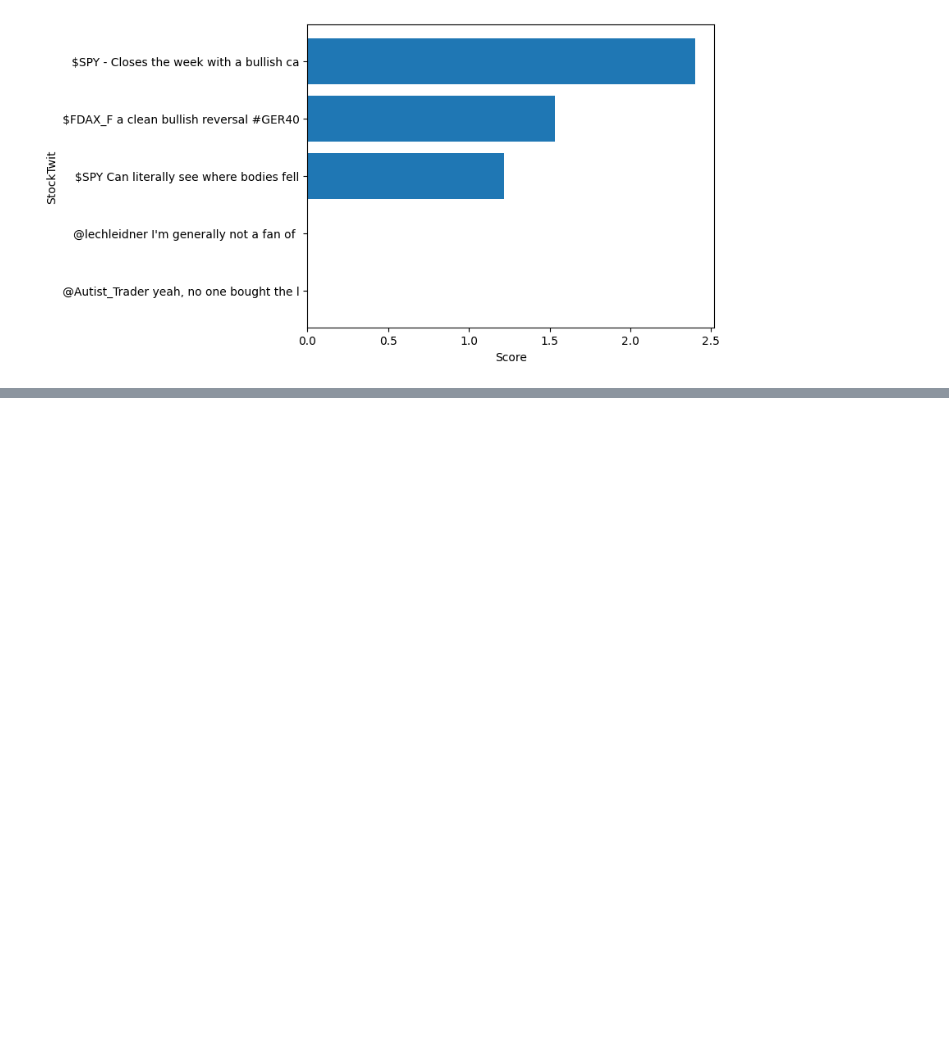
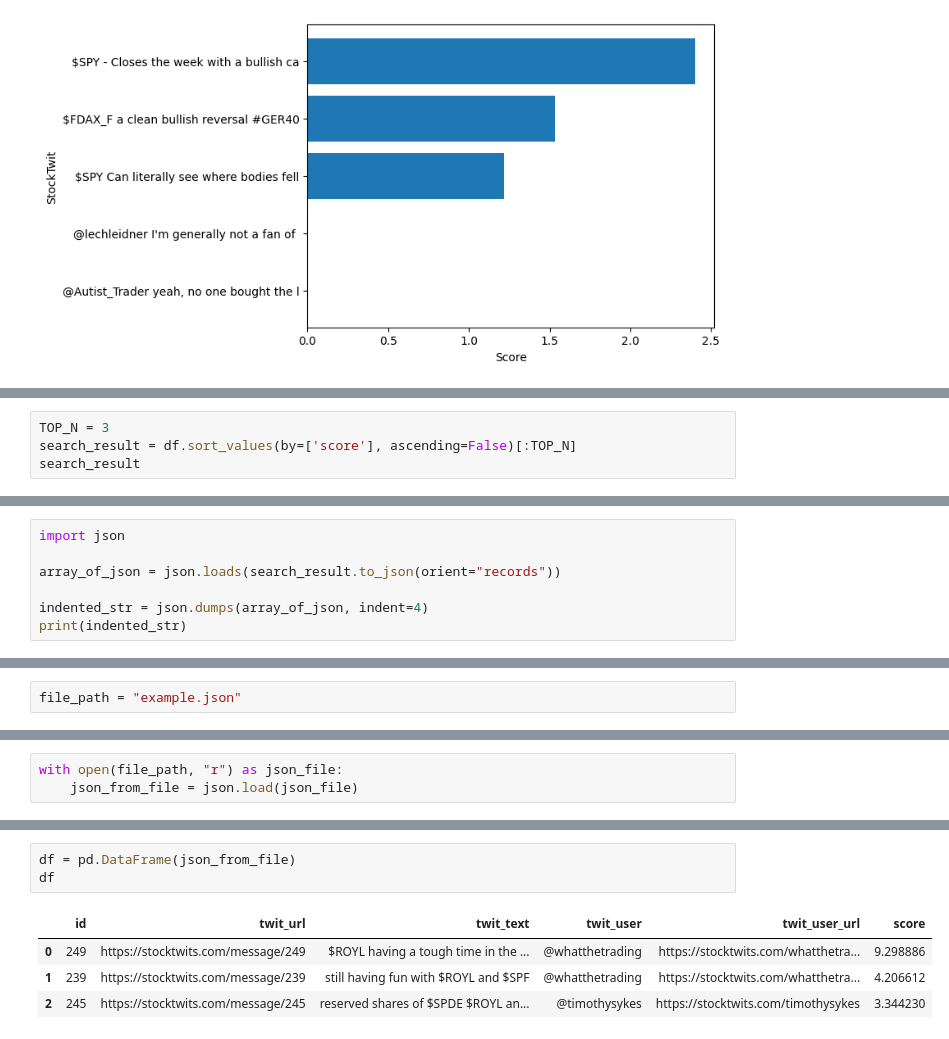
Before and after one commit to thejonsnow/CourseProject, a Jupyter notebook: src/search_algorithm/search_algorithm.ipynb, the cells around one changed output, grey strips where cells are left out. Drawn from its saved outputs; the diff is of its cells as text; blank space fills up the shorter version.

Commit message:
Convert the results to an array of JSON objects

```diff
--- a/src/search_algorithm/search_algorithm.ipynb
+++ b/src/search_algorithm/search_algorithm.ipynb
@@ -164,0 +171,4 @@ df.sort_values(by=['score'], ascending=False)[:TOP_N]
+# %%
+TOP_N = 3
+search_result = df.sort_values(by=['score'], ascending=False)[:TOP_N]
+search_result
@@ -164,0 +184,7 @@ df.sort_values(by=['score'], ascending=False)[:TOP_N]
+# %%
+import json
+
+array_of_json = json.loads(search_result.to_json(orient="records"))
+
+indented_str = json.dumps(array_of_json, indent=4)
+print(indented_str)
@@ -164,0 +238,2 @@ df.sort_values(by=['score'], ascending=False)[:TOP_N]
+# %%
+file_path = "example.json"
@@ -164,0 +245,3 @@ df.sort_values(by=['score'], ascending=False)[:TOP_N]
+# %%
+with open(file_path, "r") as json_file:
+    json_from_file = json.load(json_file)
@@ -164,0 +269,8 @@ df.sort_values(by=['score'], ascending=False)[:TOP_N]
+# %%
+df = pd.DataFrame(json_from_file)
+df
+# %% [output]
+|  | id | twit_url | twit_text | twit_user | twit_user_url | score |
+| 0 | 249 | https://stocktwits.com/message/249 | $ROYL having a tough time in the ... | @whatthetrading | https://stocktwits.com/whatthetra... | 9.298886 |
+| 1 | 239 | https://stocktwits.com/message/239 | still having fun with $ROYL and $SPF | @whatthetrading | https://stocktwits.com/whatthetra... | 4.206612 |
+| 2 | 245 | https://stocktwits.com/message/245 | reserved shares of $SPDE $ROYL an... | @timothysykes | https://stocktwits.com/timothysykes | 3.344230 |
```
Also changed, not shown: parts of 25 cells of this notebook, 1 other file.
